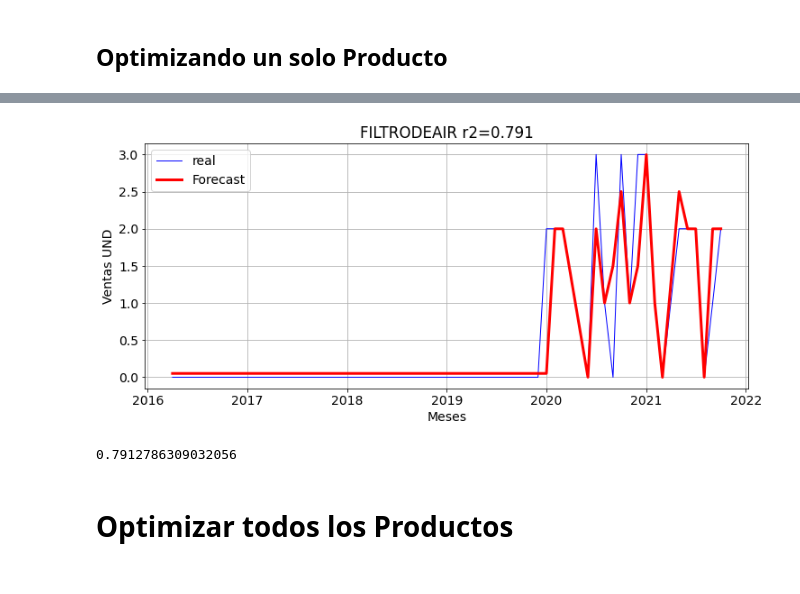
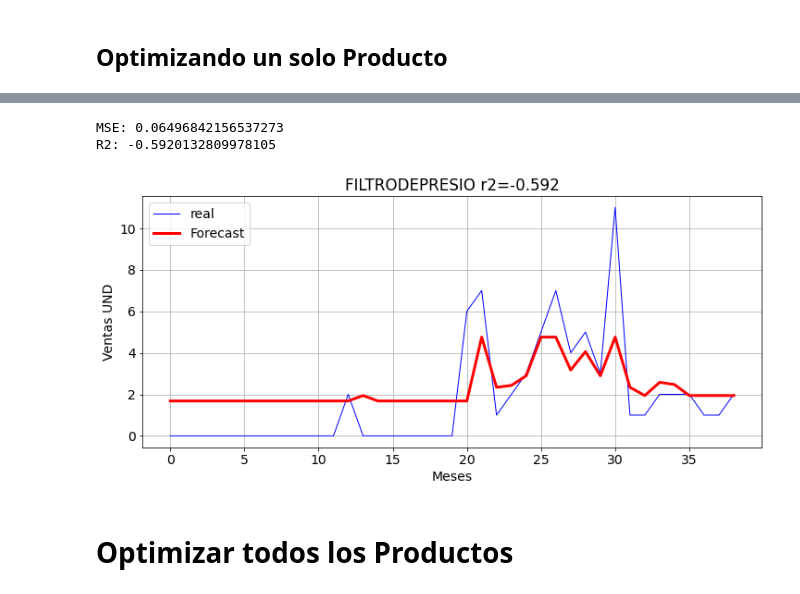
Before and after one commit to DavidCastilloAlvarado/timeseries_optimization, a Jupyter notebook: study_gruas/models/DirRec/xgb.ipynb, the cells around one changed output, grey strips where cells are left out. Cells and saved outputs as stored; diff of their text form; code cells hidden in the pictures.

Commit message:
analisis de la base de datos de gruas, completada

```diff
--- a/study_gruas/models/DirRec/xgb.ipynb
+++ b/study_gruas/models/DirRec/xgb.ipynb
@@ -85,11 +54,30 @@ XGBRegressor(base_score=0.5, booster='gbtree', colsample_bylevel=1,
+# %%
+from sklearn.preprocessing import StandardScaler
+from sklearn.preprocessing import RobustScaler
+from modulos.LR.gruas.generals import cross_validation_ts_mape_r2, split_data_train, make_timeserie
+
+idArticulo = "filtrodepresio"
+ts = df_time[idArticulo].copy()
+n_lags = 4
+X,y, scaler  = make_timeserie(ts, n_lags)
 # %%
+model = XGBRegressor(max_depth=6, gamma=.01, n_estimators=2,)
+model.fit(X, y)
 y_fit = pd.DataFrame(model.predict(X), index=X.index, columns=y.columns)
-#y_pred = pd.DataFrame(model.predict(X_test), index=X_test.index, columns=y.columns)
+# %%
+from modulos.LR.gruas.generals import cross_validation_ts_mape_r2, split_data_train, make_timeserie
+X_train, y_train = split_data_train(X, y, .2)
+mse, r2_ = cross_validation_ts_mape_r2(model, X, y , .2)
+print(f"MSE: {mse}")
+print(f"R2: {r2_}")
+#y_pred = pd.DataFrame(model.predict(X_test), index=X_test.index, columns=y.columns)
+# %% [output]
+MSE: 0.06496842156537273
+R2: -0.5920132809978105
 # %%
-show_results_r2(df_time, y_fit, idArticulo)
+show_results_r2(scaler.inverse_transform(y), scaler.inverse_transform(y_fit),idArticulo, r2_ )
 # %% [output]
-[figure, old version]
+[figure, new version]
-0.7912786309032056
 # %% [markdown]
 # Optimizar todos los Productos
 # %%
```
Also changed, not shown: parts of 8 cells of this notebook, 46 other files.
